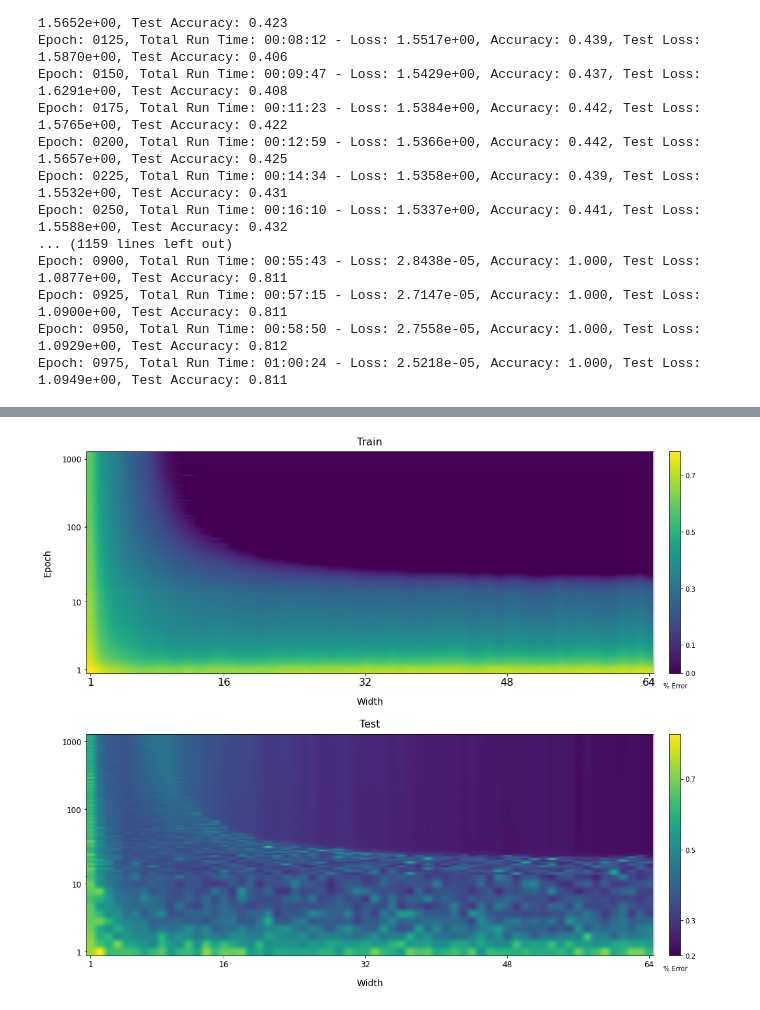
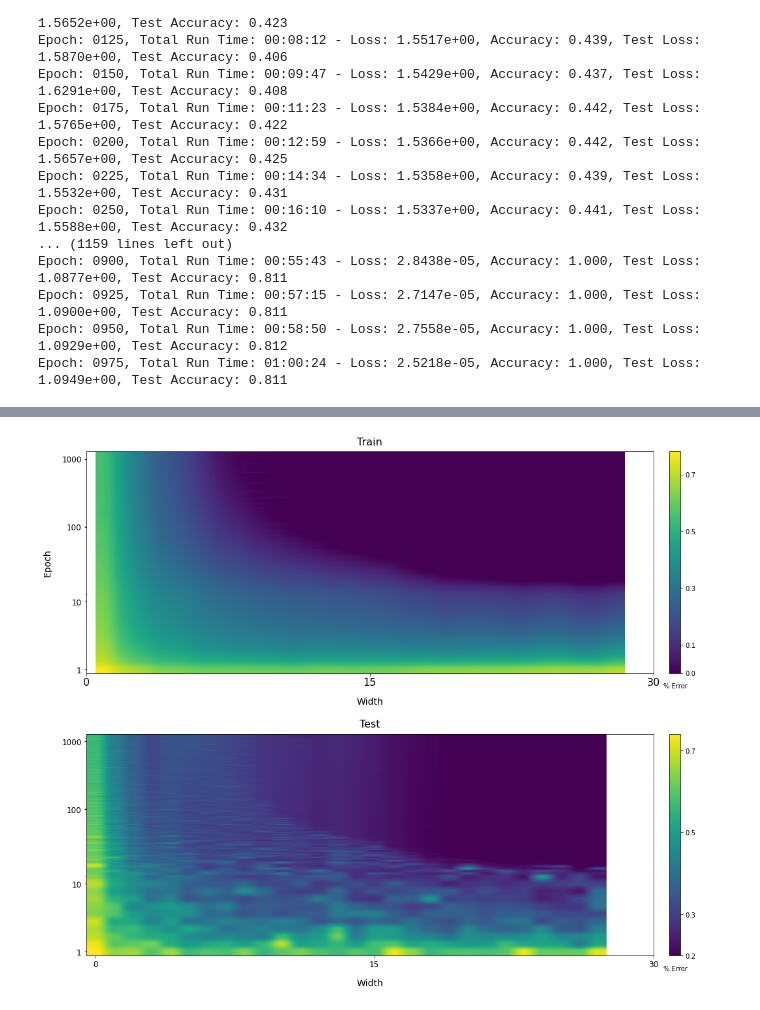
Before and after one commit to AlwaysSearching/Mathematics-of-Deep-Learning-Research-Project, a Jupyter notebook: ConvNets_CIFAR10_depth_5.ipynb, the cells around one changed output, grey strips where cells are left out. Saved outputs shown, nothing was run; the diff lists cells and outputs as text; code cells hidden in the pictures.

```diff
--- a/ConvNets_CIFAR10_depth_5.ipynb
+++ b/ConvNets_CIFAR10_depth_5.ipynb
@@ -102,9 +130,8 @@ plot_loss_from_file_convnets(plot_path, depth=convnet_depth)
-# %%
-plot_loss_vs_epoch_from_file_convnets(
-    plot_path,
-    depth=5,
-    x_idx=[0, 15, 31, 47, 63],
-    contour_levels=None
-)
-# %% [output]
-[figure, removed]
+# %%
+plot_loss_vs_epoch_from_file_convnets(
+    plot_path,
+    x_idx=[0, 15, 30],
+    contour_levels=None
+)
+# %% [output]
+[figure, added]
```
Also changed, not shown: parts of 3 cells of this notebook, 1 other file.
